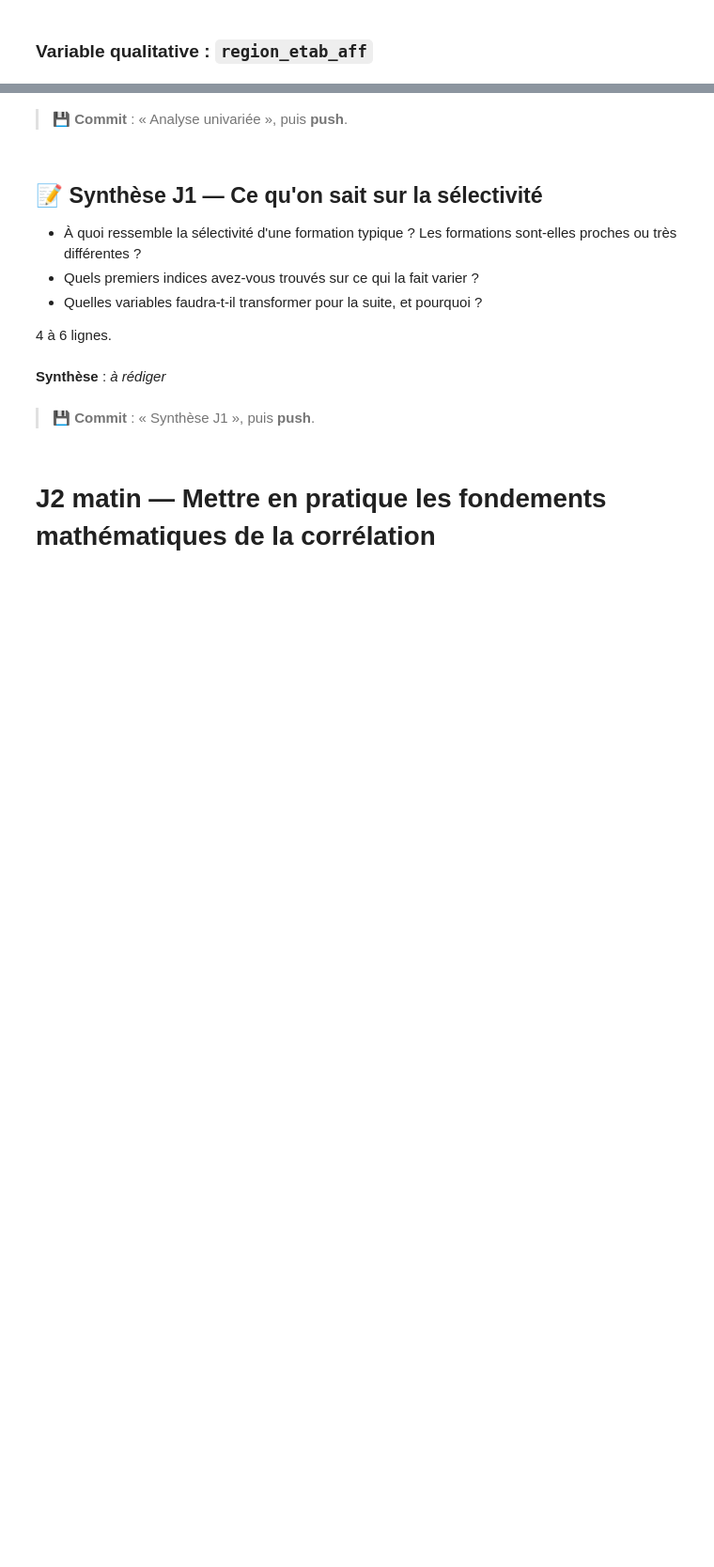
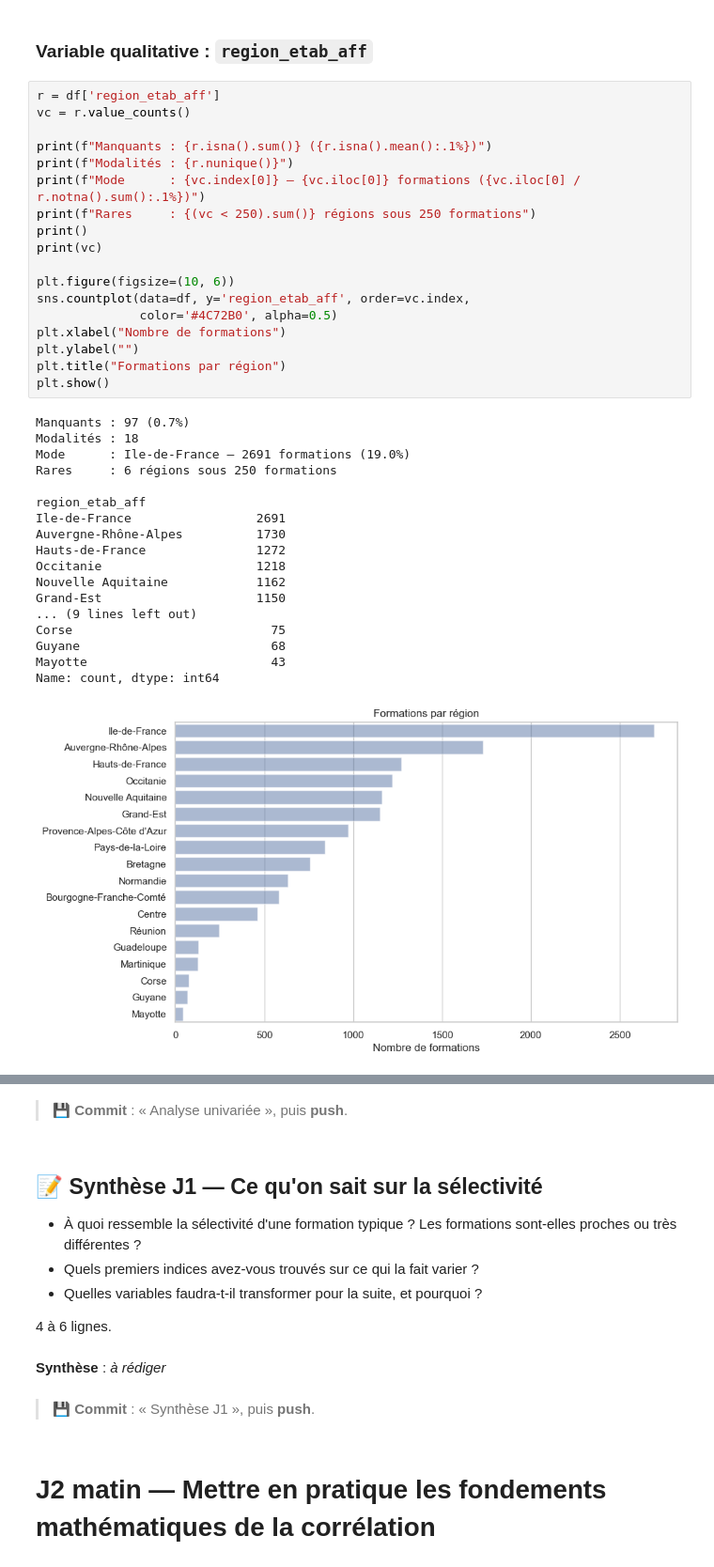
Before and after one commit to Atabbi/Analyse-Univari-, a Jupyter notebook: TP_Parcoursup.ipynb, the cells around one changed output, grey strips where cells are left out. Shown at 94% size. Cells and saved outputs as stored; diff of their text form; blank space fills up the shorter version.

```diff
--- a/TP_Parcoursup.ipynb
+++ b/TP_Parcoursup.ipynb
@@ -592,3 +661,40 @@ Vous disposez maintenant de toute la méthode. Analysez **seuls** les deux varia
 # %% [markdown]
 ### Variable qualitative : `region_etab_aff`
+# %%
+r = df['region_etab_aff']
+vc = r.value_counts()
+
+print(f"Manquants : {r.isna().sum()} ({r.isna().mean():.1%})")
+print(f"Modalités : {r.nunique()}")
+print(f"Mode      : {vc.index[0]} — {vc.iloc[0]} formations ({vc.iloc[0] / r.notna().sum():.1%})")
+print(f"Rares     : {(vc < 250).sum()} régions sous 250 formations")
+print()
+print(vc)
+
+plt.figure(figsize=(10, 6))
+sns.countplot(data=df, y='region_etab_aff', order=vc.index,
+              color='#4C72B0', alpha=0.5)
+plt.xlabel("Nombre de formations")
+plt.ylabel("")
+plt.title("Formations par région")
+plt.show()
+# %% [output]
+Manquants : 97 (0.7%)
+Modalités : 18
+Mode      : Ile-de-France — 2691 formations (19.0%)
+Rares     : 6 régions sous 250 formations
+
+region_etab_aff
+Ile-de-France                 2691
+Auvergne-Rhône-Alpes          1730
+Hauts-de-France               1272
+Occitanie                     1218
+Nouvelle Aquitaine            1162
+Grand-Est                     1150
+... (9 lines left out)
+Corse                           75
+Guyane                          68
+Mayotte                         43
+Name: count, dtype: int64
+[figure, added]
 # %% [markdown]
```
Also changed, not shown: parts of 35 cells of this notebook.
